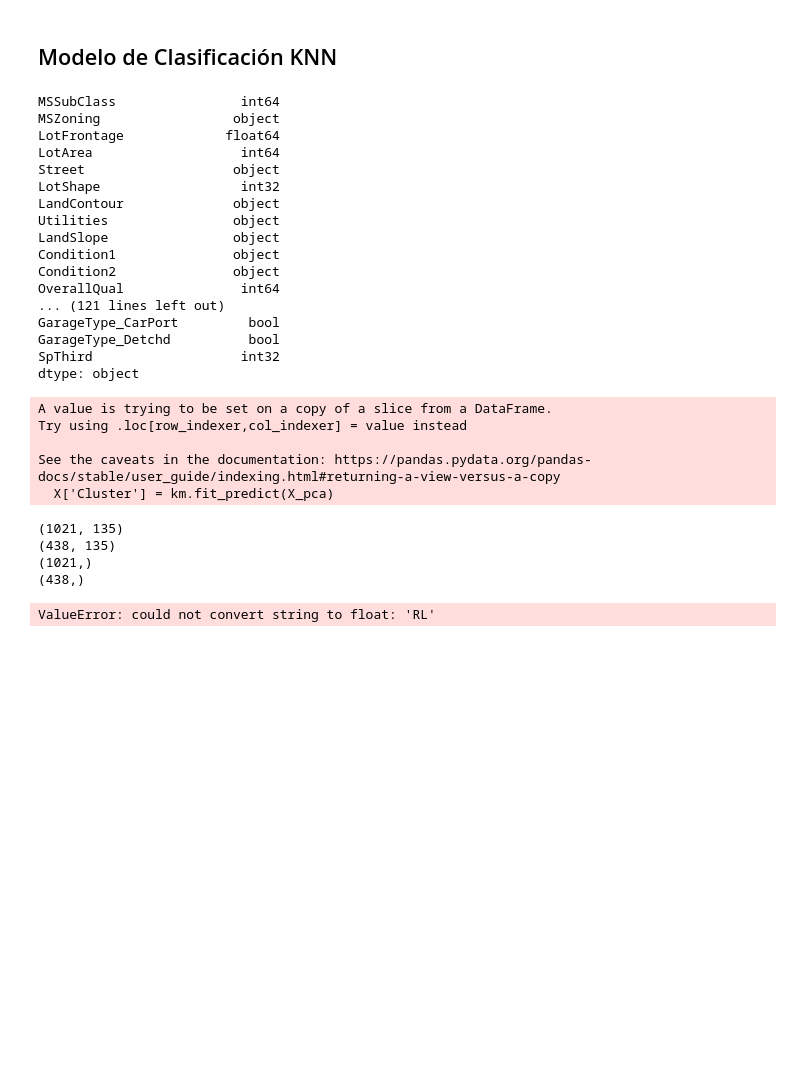
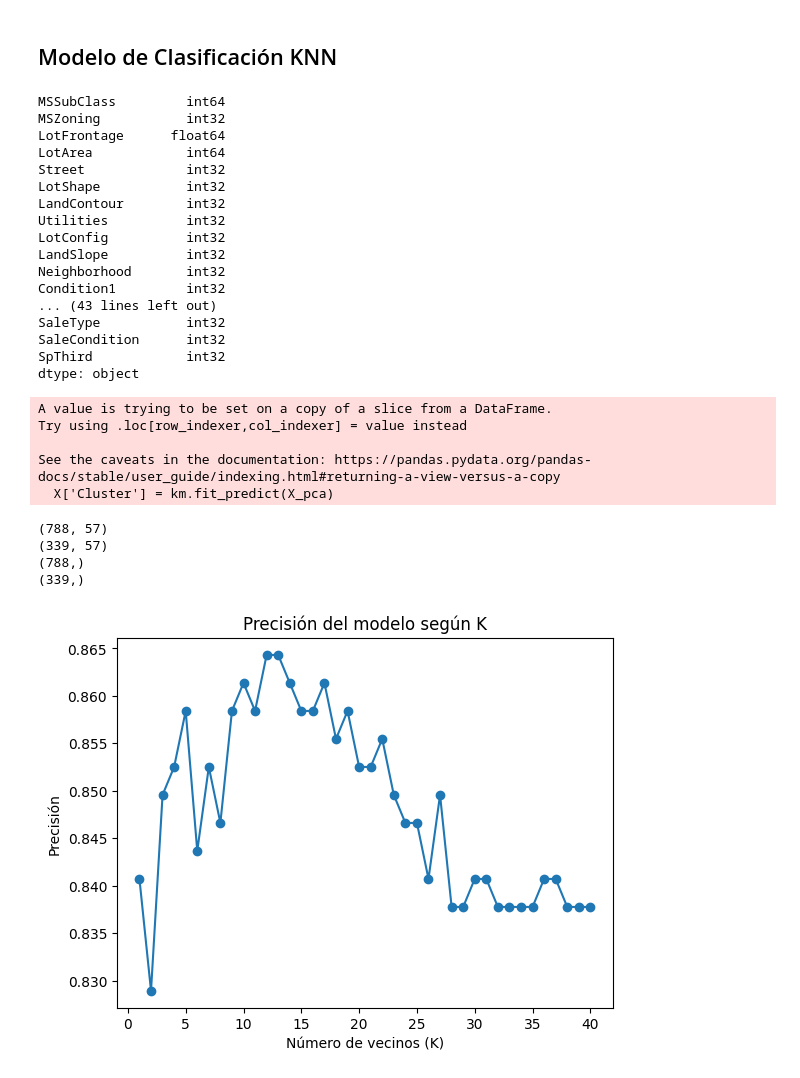
Before and after one commit to DiegoDuaS/KNN, a Jupyter notebook: actividades.ipynb, the cells around one changed output. Cells and saved outputs as stored; diff of their text form; code cells hidden in the pictures; blank space fills up the shorter version.

Commit message:
feat: added clasification model

```diff
--- a/actividades.ipynb
+++ b/actividades.ipynb
@@ -154,28 +154,28 @@ plt.show()
 # %%
 import classification
 data_clean = classification.trans_categorical(house_prices)
-print(data_clean.dtypes)
 data_knnC = classification.sale_price_replace(
     regression.drop_many_nulls(data_clean)
 )
+data_knnC = data_knnC.dropna()
 print(data_knnC.dtypes)
 # %% [output]
-MSSubClass                int64
-MSZoning                 object
-LotFrontage             float64
-LotArea                   int64
-Street                   object
-LotShape                  int32
-LandContour              object
-Utilities                object
-LandSlope                object
-Condition1               object
-Condition2               object
-OverallQual               int64
-... (121 lines left out)
-GarageType_CarPort         bool
-GarageType_Detchd          bool
-SpThird                   int32
+MSSubClass         int64
+MSZoning           int32
+LotFrontage      float64
+LotArea            int64
+Street             int32
+LotShape           int32
+LandContour        int32
+Utilities          int32
+LotConfig          int32
+LandSlope          int32
+Neighborhood       int32
+Condition1         int32
+... (43 lines left out)
+SaleType           int32
+SaleCondition      int32
+SpThird            int32
 dtype: object
 A value is trying to be set on a copy of a slice from a DataFrame.
 Try using .loc[row_indexer,col_indexer] = value instead
@@ -194,13 +194,35 @@ print(X_testC.shape)
 print(y_trainC.shape)
 print(y_testC.shape)
 # %% [output]
-(1021, 135)
-(438, 135)
-(1021,)
-(438,)
+(788, 57)
+(339, 57)
+(788,)
+(339,)
 # %%
 scaler = StandardScaler()
 X_trainC = scaler.fit_transform(X_trainC)
 X_testC = scaler.transform(X_testC)
-# %% [output]
-ValueError: could not convert string to float: 'RL'
+# %%
+from sklearn.neighbors import KNeighborsClassifier
+from sklearn.model_selection import cross_val_score
+from sklearn.metrics import accuracy_score
+
+accuracies = []
+cv_scores = []
+k_values = range(1, 41)
+
+for k in k_values:
+    knn = KNeighborsClassifier(n_neighbors=k, p=3, metric='euclidean')
+    knn.fit(X_trainC, y_trainC)
+    scores = cross_val_score(knn, X_trainC, y_trainC, cv=5, scoring='accuracy')
+    cv_scores.append(np.mean(scores))
+    y_pred = knn.predict(X_testC)
+    accuracies.append(accuracy_score(y_testC, y_pred))
+# %%
+plt.plot(k_values, accuracies, marker='o')
+plt.xlabel('Número de vecinos (K)')
+plt.ylabel('Precisión')
+plt.title('Precisión del modelo según K')
+plt.show()
+# %% [output]
+[figure, added]
```
Also changed, not shown: parts of 1 cell of this notebook, 1 other file.
